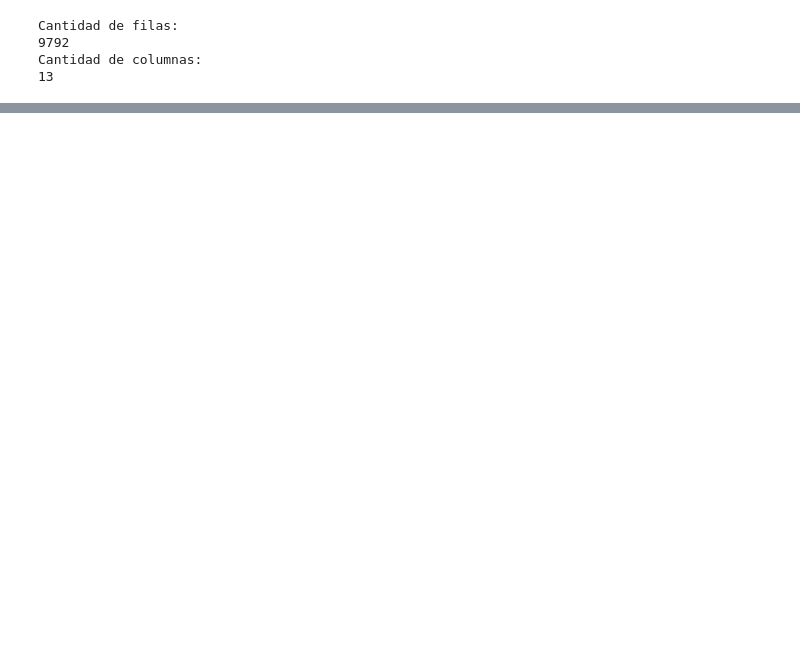
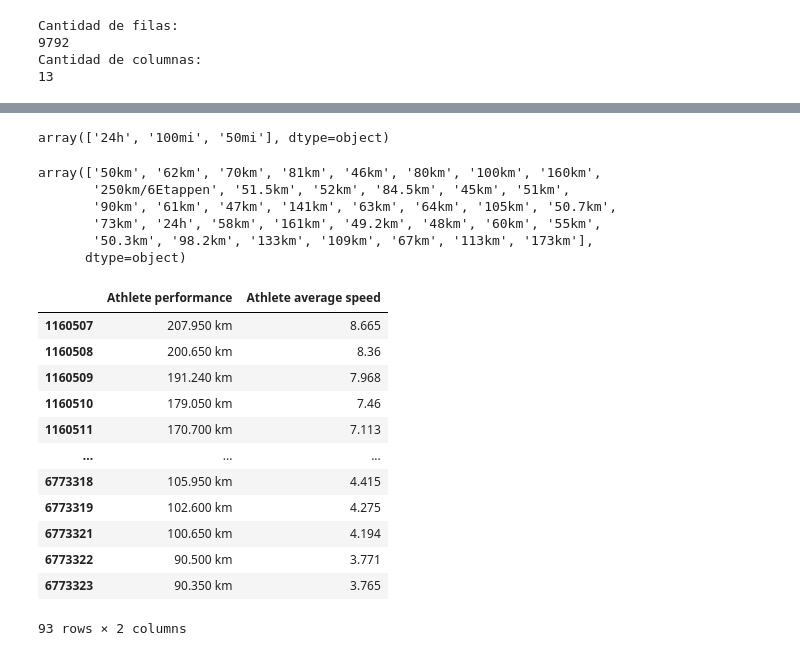
Before and after one commit to v-yunusic/REPO-PYTHON-VY, a Jupyter notebook: two-centuries-um/Notebook/ultramarathon.ipynb, the cells around one changed output, grey strips where cells are left out. Saved outputs shown, nothing was run; the diff lists cells and outputs as text; code cells hidden in the pictures; blank space fills up the shorter version.

```diff
--- a/two-centuries-um/Notebook/ultramarathon.ipynb
+++ b/two-centuries-um/Notebook/ultramarathon.ipynb
@@ -310,0 +314,49 @@ df[col_categoricas].describe()
+# %%
+df['Athlete age'] = df['Year of event'] - df['Athlete year of birth']
+# %%
+# APLICAR SIEMPRE Y CUANDO CANTIDAD DE VALORES NULOS SEA < 5% DEL DATAFRAME
+df = df.loc[(df['Athlete year of birth'].isna() == False) & (df['Athlete age category'].isna() == False)]
+# %%
+df = df.drop(columns=['Athlete club',
+                      'Year of event',
+                      'Athlete year of birth',
+                      'Athlete age category'])
+# %%
+df['Event distance/length'].loc[df['Event distance/length'].str.find('km') <= -1].unique()
+# %% [output]
+array(['24h', '100mi', '50mi'], dtype=object)
+# %%
+def millas_a_km(x):
+    if isinstance(x, str) and 'mi' in x:
+        miles = float(re.search(r'\d+\.?\d*', x).group())
+        if miles > 0:
+            km = round(miles * 1.60934)
+            return f"{km}km"
+    return x
+
+df['Event distance/length'] = df['Event distance/length'].apply(millas_a_km)
+# %%
+df['Event distance/length'].unique()
+# %% [output]
+array(['50km', '62km', '70km', '81km', '46km', '80km', '100km', '160km',
+       '250km/6Etappen', '51.5km', '52km', '84.5km', '45km', '51km',
+       '90km', '61km', '47km', '141km', '63km', '64km', '105km', '50.7km',
+       '73km', '24h', '58km', '161km', '49.2km', '48km', '60km', '55km',
+       '50.3km', '98.2km', '133km', '109km', '67km', '113km', '173km'],
+      dtype=object)
+# %%
+df[['Athlete performance','Athlete average speed']].loc[df['Athlete performance'].str.find('h') <= -1]
+# %% [output]
+|  | Athlete performance | Athlete average speed |
+| 1160507 | 207.950 km | 8.665 |
+| 1160508 | 200.650 km | 8.36 |
+| 1160509 | 191.240 km | 7.968 |
+| 1160510 | 179.050 km | 7.46 |
+| 1160511 | 170.700 km | 7.113 |
+| ... | ... | ... |
+| 6773318 | 105.950 km | 4.415 |
+| 6773319 | 102.600 km | 4.275 |
+| 6773321 | 100.650 km | 4.194 |
+| 6773322 | 90.500 km | 3.771 |
+| 6773323 | 90.350 km | 3.765 |
+93 rows × 2 columns
```
Also changed, not shown: parts of 38 cells of this notebook.
